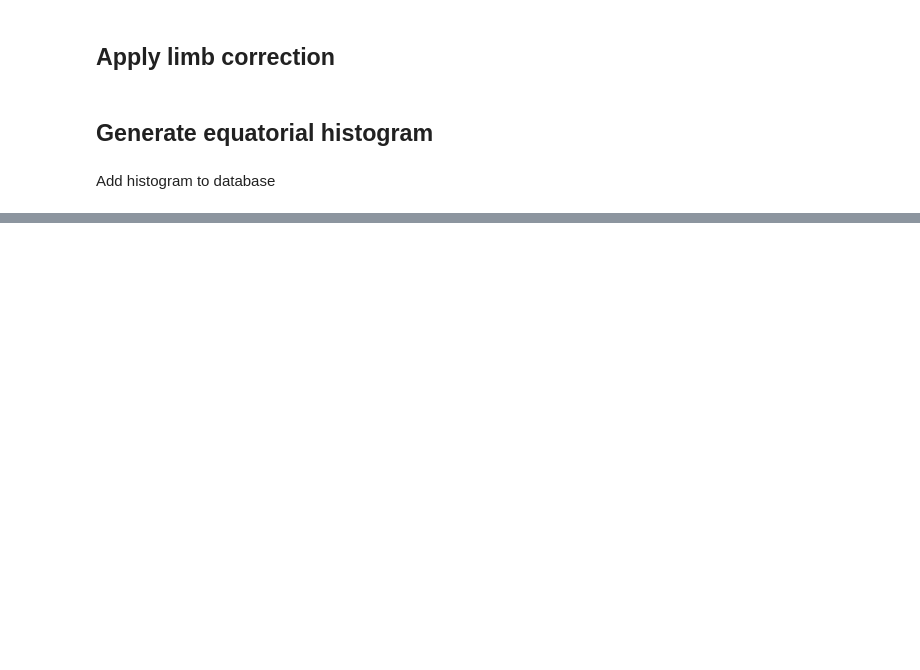
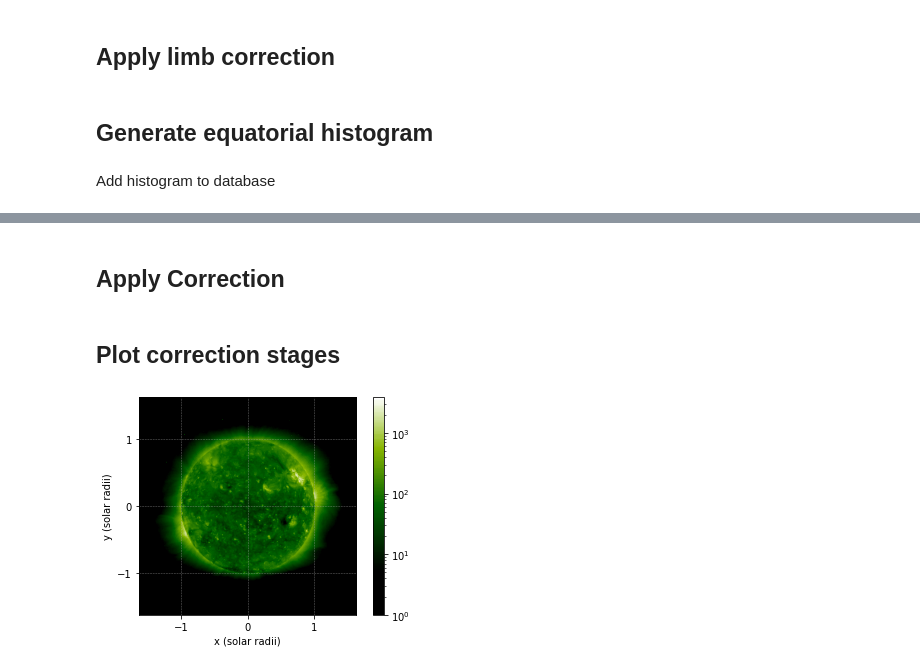
Before and after one commit to predsci/CHMAP, a Jupyter notebook: chmap/examples/Inter-Instrument-Transform.ipynb, the cells around one changed output, grey strips where cells are left out. Cells and saved outputs as stored; diff of their text form; code cells hidden in the pictures; blank space fills up the shorter version.

```diff
--- a/chmap/examples/Inter-Instrument-Transform.ipynb
+++ b/chmap/examples/Inter-Instrument-Transform.ipynb
@@ -119,0 +135,2 @@ Add histogram to database
+# %% [markdown]
+## Apply Correction
@@ -119,0 +139,9 @@ Add histogram to database
+# %% [markdown]
+## Plot correction stages
+# %%
+# Plot original (deconvolved) image
+psi_plots.PlotImage(original_los)
+plt.colorbar()
+plt.show()
+# %% [output]
+[figure, added]
```
Also changed, not shown: parts of 14 cells of this notebook, 2 other files.
